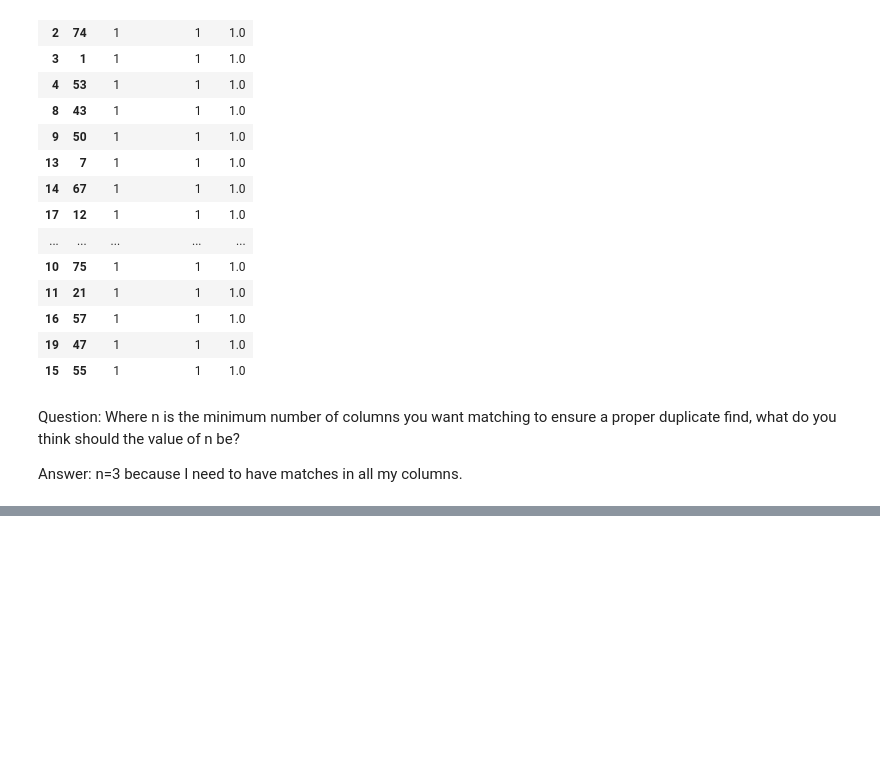
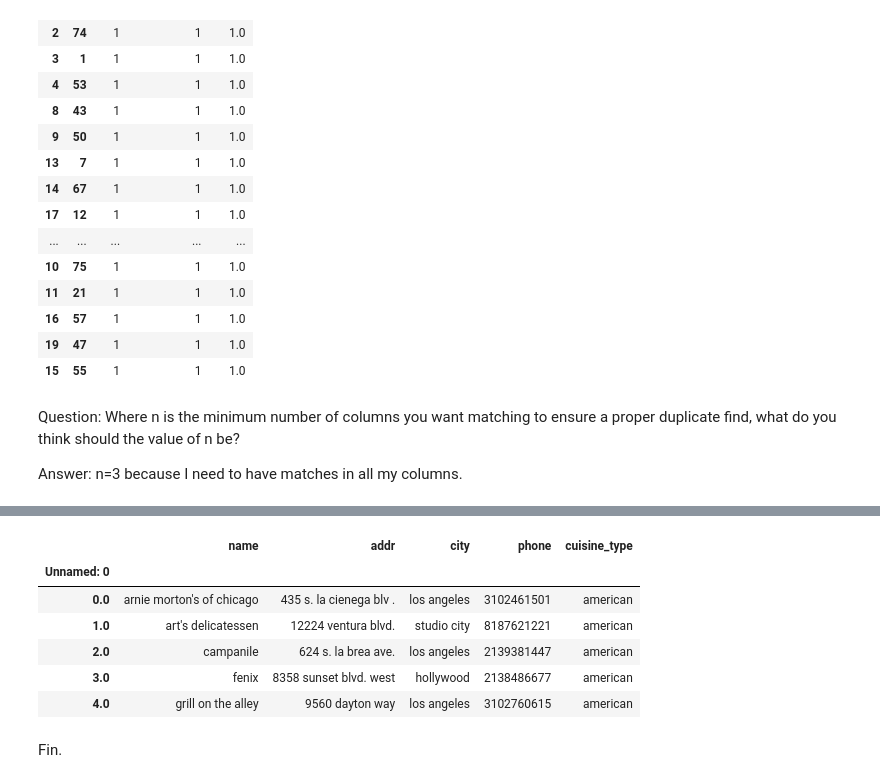
Before and after one commit to mahmoudadelaziz/data-cleaning-with-python, a Jupyter notebook: Cleaning Data in Python.ipynb, the cells around one changed output, grey strips where cells are left out. Drawn from its saved outputs; the diff is of its cells as text; code cells hidden in the pictures; blank space fills up the shorter version.

```diff
--- a/Cleaning Data in Python.ipynb
+++ b/Cleaning Data in Python.ipynb
@@ -1407,0 +1430,24 @@ Answer: n=3 because I need to have matches in all my columns.
+# %%
+# Isolate potential matches with row sum >=3
+matches = potential_matches[potential_matches.sum(axis = 1) >= 3]
+
+# Get values of second column index of matches
+matching_indices = matches.index.get_level_values(1)
+
+# Subset restaurants_new based on non-duplicate values
+non_dup = restaurants_new[~restaurants_new.index.isin(matching_indices)]
+
+# Append non_dup to restaurants
+full_restaurants = pd.concat([restaurants, non_dup])
+full_restaurants.set_index("Unnamed: 0", inplace=True)
+full_restaurants.head()
+# %% [output]
+|  | name | addr | city | phone | cuisine_type |
+| Unnamed: 0 |  |  |  |  |  |
+| 0.0 | arnie morton's of chicago | 435 s. la cienega blv . | los angeles | 3102461501 | american |
+| 1.0 | art's delicatessen | 12224 ventura blvd. | studio city | 8187621221 | american |
+| 2.0 | campanile | 624 s. la brea ave. | los angeles | 2139381447 | american |
+| 3.0 | fenix | 8358 sunset blvd. west | hollywood | 2138486677 | american |
+| 4.0 | grill on the alley | 9560 dayton way | los angeles | 3102760615 | american |
+# %% [markdown]
+Fin.
```
Also changed, not shown: parts of 3 cells of this notebook.
